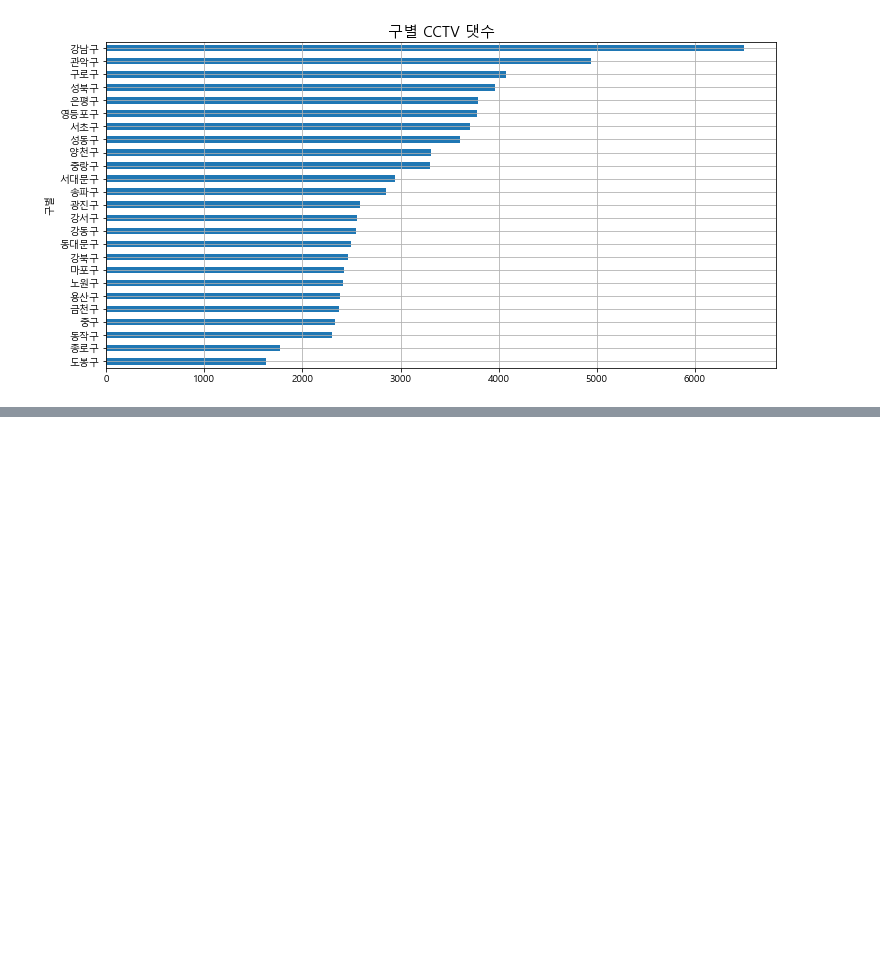
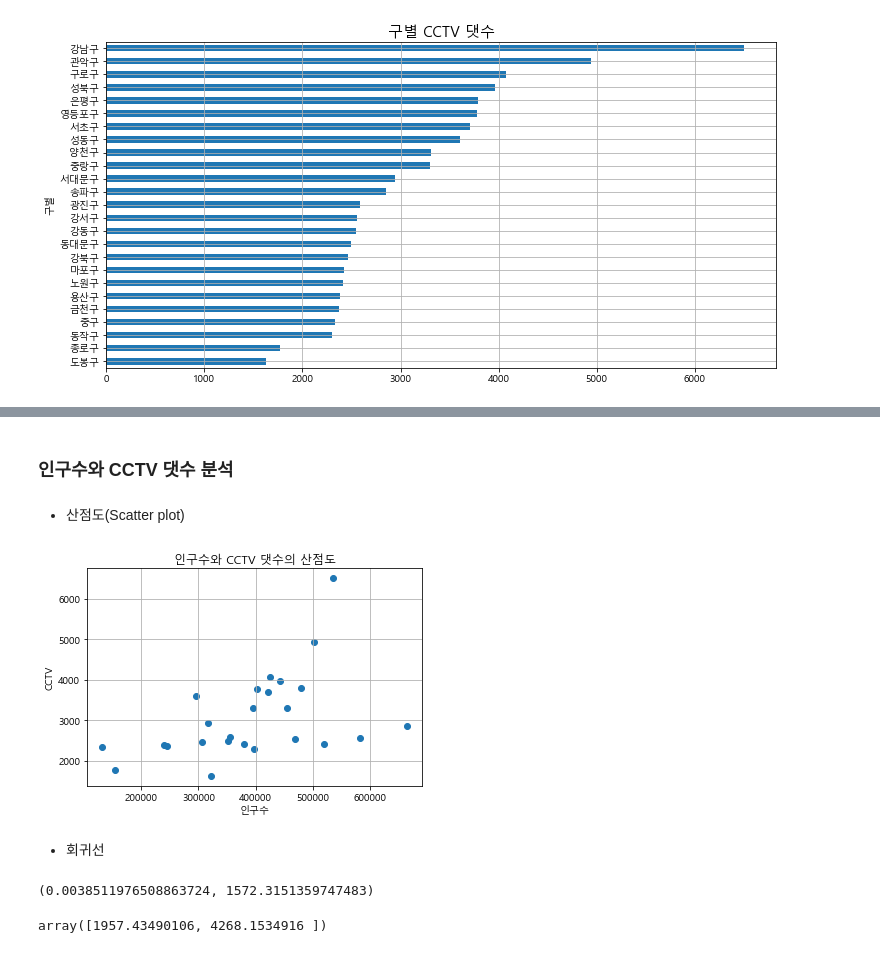
Before and after one commit to 1unasy/MachineLearning-2021-12, a Jupyter notebook: 00.데이터분석/21.서울시데이터_분석및시각화.ipynb, the cells around one changed output, grey strips where cells are left out. Drawn from its saved outputs; the diff is of its cells as text; code cells hidden in the pictures; blank space fills up the shorter version.

```diff
--- a/00.데이터분석/21.서울시데이터_분석및시각화.ipynb
+++ b/00.데이터분석/21.서울시데이터_분석및시각화.ipynb
@@ -61,0 +71,28 @@ plt.show()
+# %% [markdown]
+### 인구수와 CCTV 댓수 분석
+# %% [markdown]
+- 산점도(Scatter plot)
+# %%
+plt.scatter(x=df.인구수, y=df.CCTV댓수)
+plt.grid()
+plt.title('인구수와 CCTV 댓수의 산점도')
+plt.xlabel('인구수')
+plt.ylabel('CCTV')
+plt.show()
+# %% [output]
+[figure, added]
+# %% [markdown]
+- 회귀선
+# %%
+weight, bias = np.polyfit(df.인구수, df.CCTV댓수, 1)
+weight, bias
+# 전자 : 기울기
+# 후자 :
+# %% [output]
+(0.0038511976508863724, 1572.3151359747483)
+# %%
+xs = np.array([100000, 700000])
+ys = weight * xs + bias
+ys
+# %% [output]
+array([1957.43490106, 4268.1534916 ])
```
Also changed, not shown: parts of 8 cells of this notebook.
